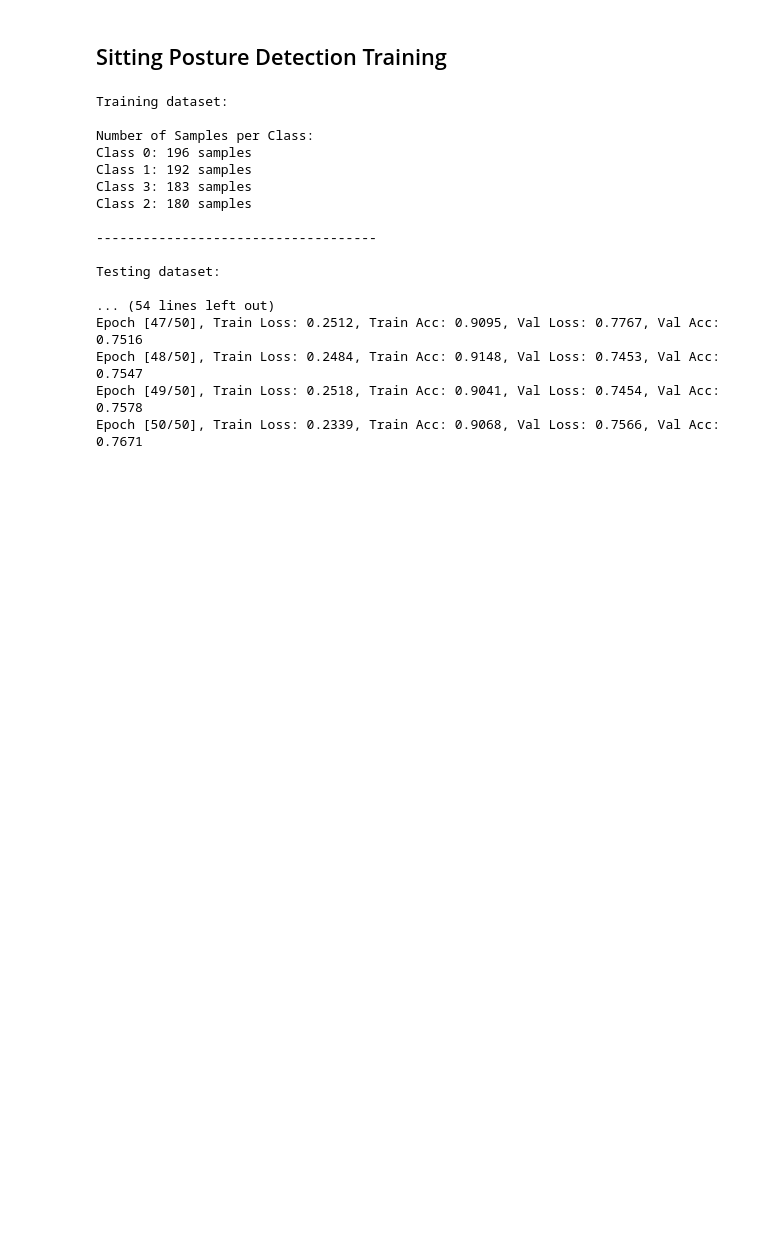
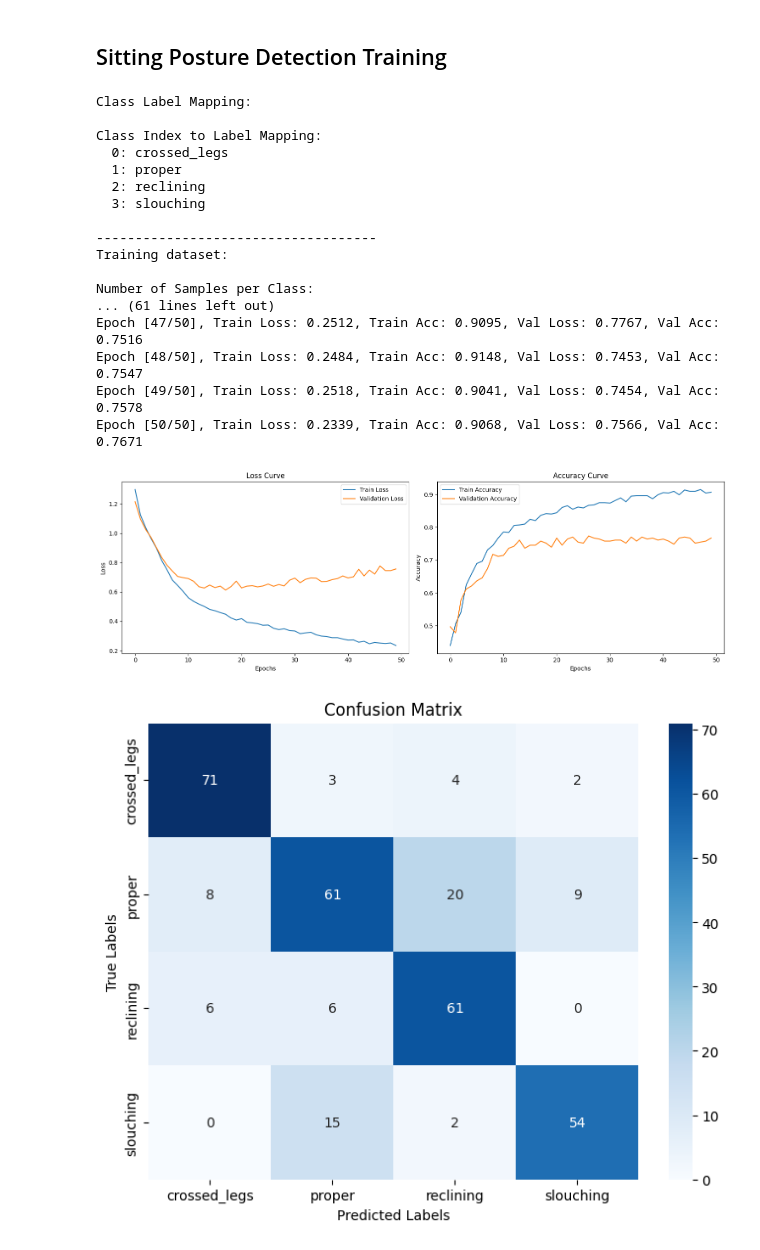
Before and after one commit to Jiayii03/fyp-sitting-posture, a Jupyter notebook: training/ann.ipynb, the cells around one changed output. Saved outputs shown, nothing was run; the diff lists cells and outputs as text; code cells hidden in the pictures; blank space fills up the shorter version.

Commit message:
Added matplotlib and confusion matrix

```diff
--- a/training/ann.ipynb
+++ b/training/ann.ipynb
@@ -70,8 +155,11 @@ class MLP(nn.Module):
 # %%
-# Updated Training Function
 def train_model(model, train_loader, val_loader, criterion, optimizer, epochs):
     device = torch.device('cuda' if torch.cuda.is_available() else 'cpu')
     model.to(device)
+
+    # Initialize lists to store metrics
+    train_losses, val_losses = [], []
+    train_accuracies, val_accuracies = [], []
 
     for epoch in range(epochs):
         # Training Phase
@@ -97,6 +185,8 @@ def train_model(model, train_loader, val_loader, criterion, optimizer, epochs):
             correct_train += (predicted == labels).sum().item()
 
         train_acc = correct_train / total_train
+        train_losses.append(train_loss / len(train_loader))
+        train_accuracies.append(train_acc)
 
         # Validation Phase
         model.eval()
@@ -112,9 +202,15 @@ def train_model(model, train_loader, val_loader, criterion, optimizer, epochs):
                 correct_val += (predicted == labels).sum().item()
 
         val_acc = correct_val / total_val
+        val_losses.append(val_loss / len(val_loader))
+        val_accuracies.append(val_acc)
 
         # Print epoch stats
-        print(f"Epoch [{epoch+1}/{epochs}], Train Loss: {train_loss/len(train_loader):.4f}, Train Acc: {train_acc:.4f}, Val Loss: {val_loss/len(val_loader):.4f}, Val Acc: {val_acc:.4f}")
+        print(f"Epoch [{epoch+1}/{epochs}], Train Loss: {train_losses[-1]:.4f}, "
+              f"Train Acc: {train_accuracies[-1]:.4f}, Val Loss: {val_losses[-1]:.4f}, "
+              f"Val Acc: {val_accuracies[-1]:.4f}")
+
+    return train_losses, train_accuracies, val_losses, val_accuracies
 # %%
 # Configuration
 RANDOM_SEED = 42
@@ -139,45 +235,57 @@ if __name__ == "__main__":
     train_data, test_data = train_test_split(data, test_size=0.3, random_state=RANDOM_SEED)
 
     # Standardize features
     scaler = StandardScaler()
     train_features = train_data.drop(columns=['class']).values
     scaler.fit(train_features)
 
     # Create datasets and loaders
-    train_dataset = PostureDataset(train_data, scaler=scaler, label_encoder=None, from_csv=False)
+    train_dataset = PostureDataset(train_data, scaler=scaler, label_encoder=label_encoder, from_csv=False)
+    print("Class Label Mapping: ")
+    train_dataset.get_class_label()
+    print("\n------------------------------------")
     print("Training dataset:")
     train_dataset.get_class_info()
-    print("\n------------------------------------\n")
-    test_dataset = PostureDataset(test_data, scaler=scaler, label_encoder=None, from_csv=False)
+    print("\n------------------------------------")
+    test_dataset = PostureDataset(test_data, scaler=scaler, label_encoder=label_encoder, from_csv=False)
     print("Testing dataset:")
     test_dataset.get_class_info()
-    print("\n------------------------------------\n")
+    print("\n------------------------------------")
     train_loader = DataLoader(train_dataset, batch_size=BATCH_SIZE, shuffle=True)
     test_loader = DataLoader(test_dataset, batch_size=BATCH_SIZE, shuffle=False)
 
     # Model initialization
     input_size = train_features.shape[1]
     model = MLP(input_size, NUM_CLASSES)
     criterion = nn.CrossEntropyLoss()
     optimizer = optim.Adam(model.parameters(), lr=LEARNING_RATE)
 
     # Train the model and calculate test loss
-    train_model(model, train_loader, test_loader, criterion, optimizer, epochs=EPOCHS)
+    train_losses, train_accuracies, val_losses, val_accuracies = train_model(model, train_loader, test_loader, criterion, optimizer, epochs=EPOCHS)
+
+    # Plot Testing and Validation Loss and Accuracy
+    plot_training_results(train_losses, train_accuracies, val_losses, val_accuracies)
+
+    # Plot confusion matrix
+    class_labels = label_encoder.classes_  # Retrieve class labels from the encoder
+    plot_confusion_matrix(model, test_loader, class_labels, device=torch.device('cuda' if torch.cuda.is_available() else 'cpu'))
 # %% [output]
+Class Label Mapping:
+
+Class Index to Label Mapping:
+  0: crossed_legs
+  1: proper
+  2: reclining
+  3: slouching
+
+------------------------------------
 Training dataset:
 
 Number of Samples per Class:
-Class 0: 196 samples
-Class 1: 192 samples
-Class 3: 183 samples
-Class 2: 180 samples
-
-------------------------------------
-
-Testing dataset:
-
-... (54 lines left out)
+... (61 lines left out)
 Epoch [47/50], Train Loss: 0.2512, Train Acc: 0.9095, Val Loss: 0.7767, Val Acc: 0.7516
 Epoch [48/50], Train Loss: 0.2484, Train Acc: 0.9148, Val Loss: 0.7453, Val Acc: 0.7547
 Epoch [49/50], Train Loss: 0.2518, Train Acc: 0.9041, Val Loss: 0.7454, Val Acc: 0.7578
 Epoch [50/50], Train Loss: 0.2339, Train Acc: 0.9068, Val Loss: 0.7566, Val Acc: 0.7671
+[figure, added]
+[figure, added]
```
Also changed, not shown: parts of 4 cells of this notebook.
